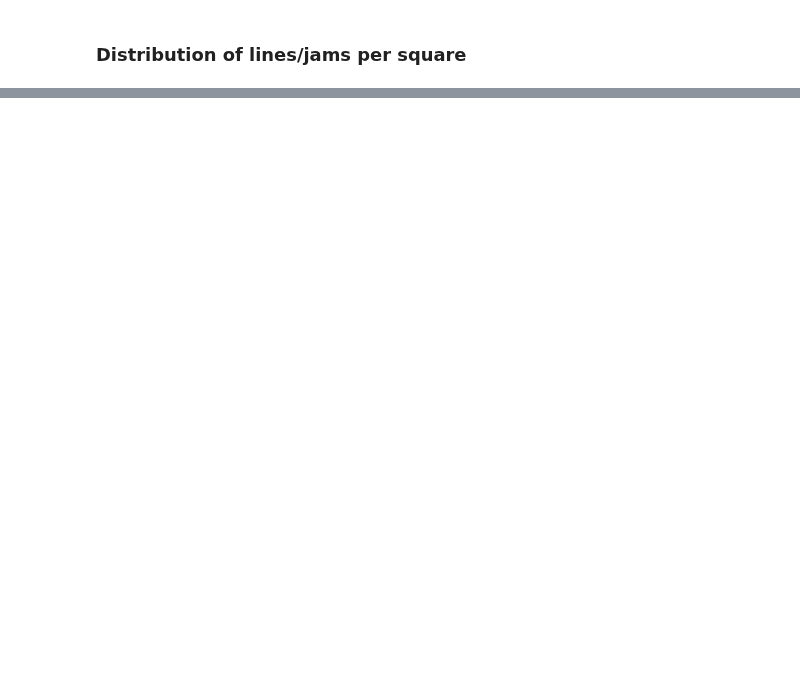
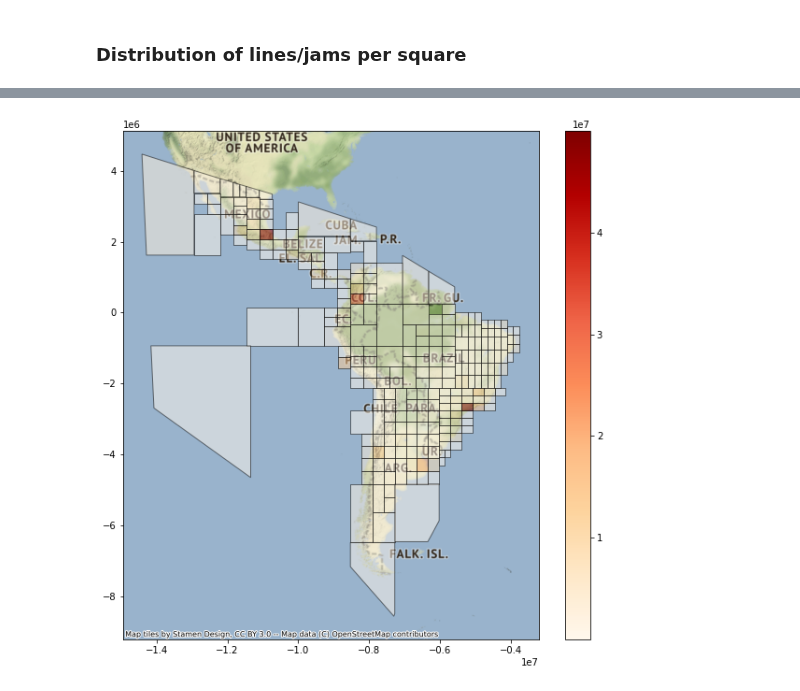
Before and after one commit to EL-BID/IDB-IDB-Invest-Coronavirus-Impact-Dashboard, a Jupyter notebook: notebooks/katana_bounds.ipynb, the cells around one changed output, grey strips where cells are left out. Cells and saved outputs as stored; diff of their text form; code cells hidden in the pictures; blank space fills up the shorter version.

```diff
--- a/notebooks/katana_bounds.ipynb
+++ b/notebooks/katana_bounds.ipynb
@@ -447,3 +464,11 @@ tab.plot(column='lines', ax=ax, legend=True, cmap='OrRd')
+# %%
+import contextily as ctx
+df_wm = tab.to_crs(epsg=3857)
+ax = df_wm.plot(figsize=(10, 10), alpha=0.5, edgecolor='k',
+                column='jams',legend=True, cmap='OrRd')
+ctx.add_basemap(ax)
+# %% [output]
+[figure, added]
 # %%
 df = tab
 m = folium.Map(location=[-24.1792320824178, -60.97559398552432], zoom_start=2, tiles='CartoDB positron')
```
Also changed, not shown: parts of 10 cells of this notebook.
